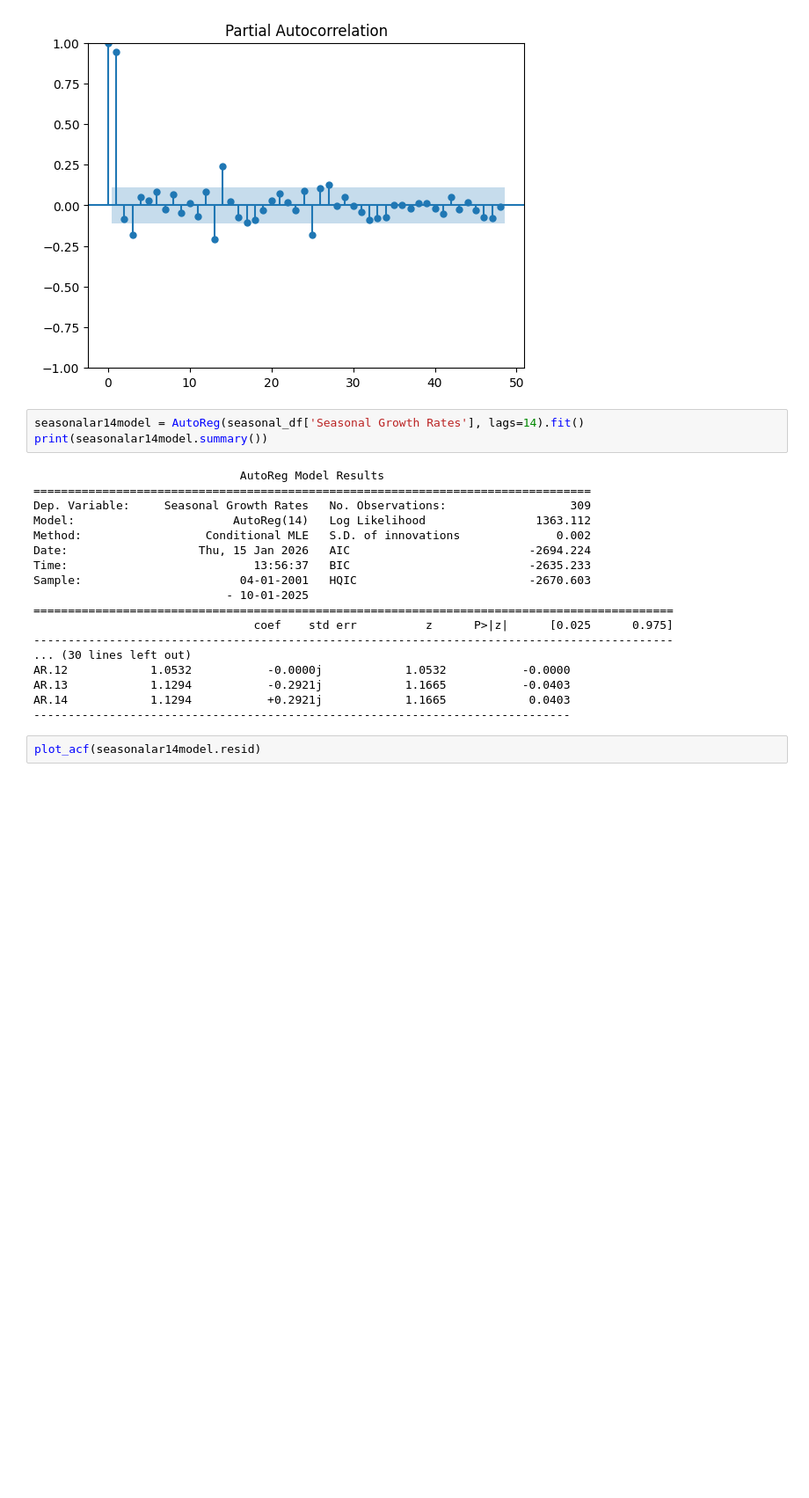
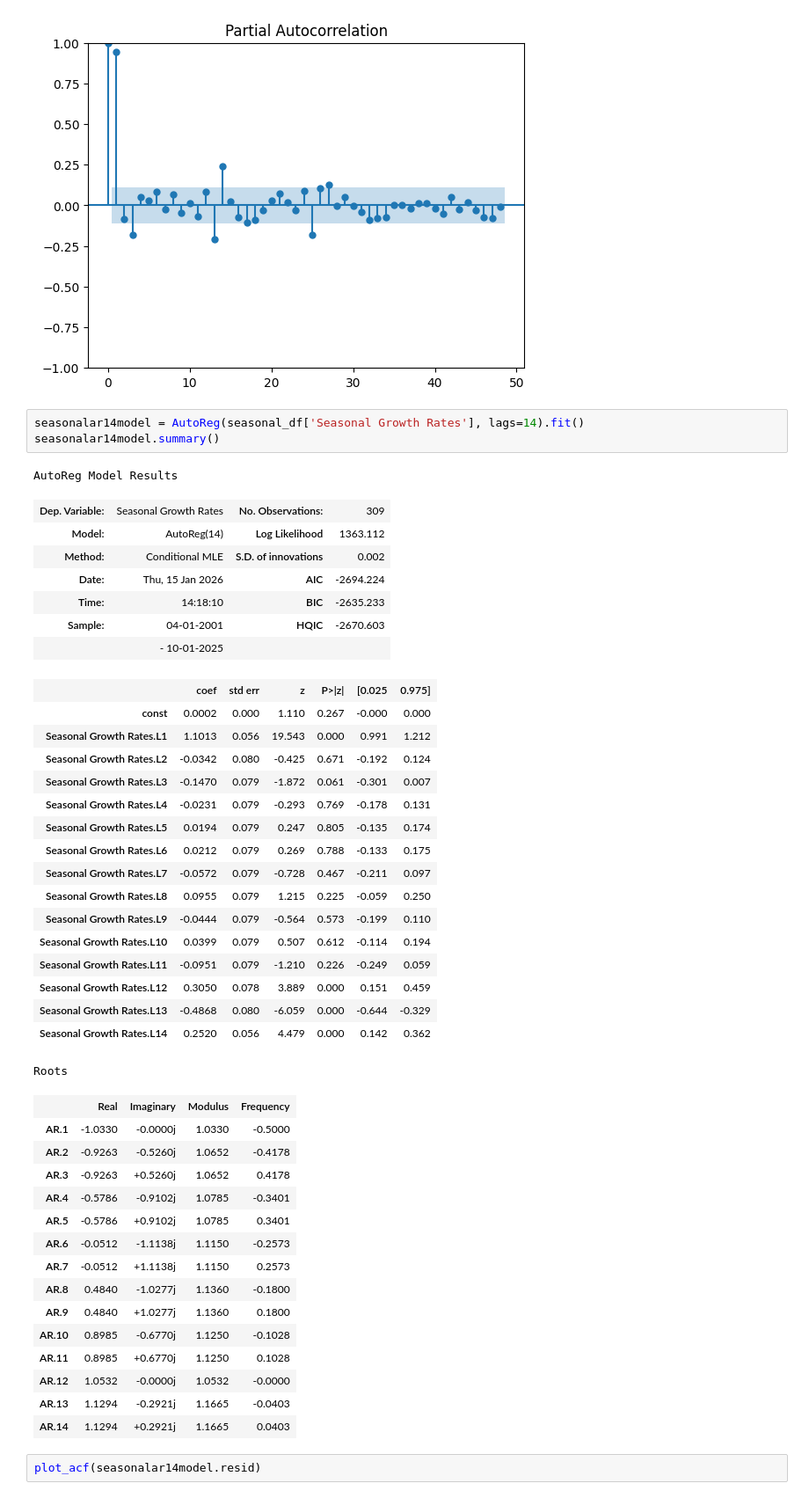
Before and after one commit to ericbeechen/TimeSeries, a Jupyter notebook: HW1.ipynb, the cells around one changed output. Shown at 88% size. Saved outputs shown, nothing was run; the diff lists cells and outputs as text; blank space fills up the shorter version.

```diff
--- a/HW1.ipynb
+++ b/HW1.ipynb
@@ -98,25 +98,48 @@ plot_pacf(seasonal_df['Seasonal Growth Rates'], lags=48)
 [figure]
 # %%
 seasonalar14model = AutoReg(seasonal_df['Seasonal Growth Rates'], lags=14).fit()
-print(seasonalar14model.summary())
+seasonalar14model.summary()
 # %% [output]
-                              AutoReg Model Results
-=================================================================================
-Dep. Variable:     Seasonal Growth Rates   No. Observations:                  309
-Model:                       AutoReg(14)   Log Likelihood                1363.112
-Method:                  Conditional MLE   S.D. of innovations              0.002
-Date:                   Thu, 15 Jan 2026   AIC                          -2694.224
-Time:                           13:56:37   BIC                          -2635.233
-Sample:                       04-01-2001   HQIC                         -2670.603
-                            - 10-01-2025
-=============================================================================================
-                                coef    std err          z      P>|z|      [0.025      0.975]
----------------------------------------------------------------------------------------------
-... (30 lines left out)
-AR.12            1.0532           -0.0000j            1.0532           -0.0000
-AR.13            1.1294           -0.2921j            1.1665           -0.0403
-AR.14            1.1294           +0.2921j            1.1665            0.0403
-------------------------------------------------------------------------------
+AutoReg Model Results
+| Dep. Variable: | Seasonal Growth Rates | No. Observations: | 309 |
+| Model: | AutoReg(14) | Log Likelihood | 1363.112 |
+| Method: | Conditional MLE | S.D. of innovations | 0.002 |
+| Date: | Thu, 15 Jan 2026 | AIC | -2694.224 |
+| Time: | 14:18:10 | BIC | -2635.233 |
+| Sample: | 04-01-2001 | HQIC | -2670.603 |
+|  | - 10-01-2025 |  |  |
+|  | coef | std err | z | P>|z| | [0.025 | 0.975] |
+| const | 0.0002 | 0.000 | 1.110 | 0.267 | -0.000 | 0.000 |
+| Seasonal Growth Rates.L1 | 1.1013 | 0.056 | 19.543 | 0.000 | 0.991 | 1.212 |
+| Seasonal Growth Rates.L2 | -0.0342 | 0.080 | -0.425 | 0.671 | -0.192 | 0.124 |
+| Seasonal Growth Rates.L3 | -0.1470 | 0.079 | -1.872 | 0.061 | -0.301 | 0.007 |
+| Seasonal Growth Rates.L4 | -0.0231 | 0.079 | -0.293 | 0.769 | -0.178 | 0.131 |
+| Seasonal Growth Rates.L5 | 0.0194 | 0.079 | 0.247 | 0.805 | -0.135 | 0.174 |
+| Seasonal Growth Rates.L6 | 0.0212 | 0.079 | 0.269 | 0.788 | -0.133 | 0.175 |
+| Seasonal Growth Rates.L7 | -0.0572 | 0.079 | -0.728 | 0.467 | -0.211 | 0.097 |
+| Seasonal Growth Rates.L8 | 0.0955 | 0.079 | 1.215 | 0.225 | -0.059 | 0.250 |
+| Seasonal Growth Rates.L9 | -0.0444 | 0.079 | -0.564 | 0.573 | -0.199 | 0.110 |
+| Seasonal Growth Rates.L10 | 0.0399 | 0.079 | 0.507 | 0.612 | -0.114 | 0.194 |
+| Seasonal Growth Rates.L11 | -0.0951 | 0.079 | -1.210 | 0.226 | -0.249 | 0.059 |
+| Seasonal Growth Rates.L12 | 0.3050 | 0.078 | 3.889 | 0.000 | 0.151 | 0.459 |
+| Seasonal Growth Rates.L13 | -0.4868 | 0.080 | -6.059 | 0.000 | -0.644 | -0.329 |
+| Seasonal Growth Rates.L14 | 0.2520 | 0.056 | 4.479 | 0.000 | 0.142 | 0.362 |
+Roots
+|  | Real | Imaginary | Modulus | Frequency |
+| AR.1 | -1.0330 | -0.0000j | 1.0330 | -0.5000 |
+| AR.2 | -0.9263 | -0.5260j | 1.0652 | -0.4178 |
+| AR.3 | -0.9263 | +0.5260j | 1.0652 | 0.4178 |
+| AR.4 | -0.5786 | -0.9102j | 1.0785 | -0.3401 |
+| AR.5 | -0.5786 | +0.9102j | 1.0785 | 0.3401 |
+| AR.6 | -0.0512 | -1.1138j | 1.1150 | -0.2573 |
+| AR.7 | -0.0512 | +1.1138j | 1.1150 | 0.2573 |
+| AR.8 | 0.4840 | -1.0277j | 1.1360 | -0.1800 |
+| AR.9 | 0.4840 | +1.0277j | 1.1360 | 0.1800 |
+| AR.10 | 0.8985 | -0.6770j | 1.1250 | -0.1028 |
+| AR.11 | 0.8985 | +0.6770j | 1.1250 | 0.1028 |
+| AR.12 | 1.0532 | -0.0000j | 1.0532 | -0.0000 |
+| AR.13 | 1.1294 | -0.2921j | 1.1665 | -0.0403 |
+| AR.14 | 1.1294 | +0.2921j | 1.1665 | 0.0403 |
 # %%
 plot_acf(seasonalar14model.resid)
 # %% [output]
```
Also changed, not shown: parts of 3 cells of this notebook.
